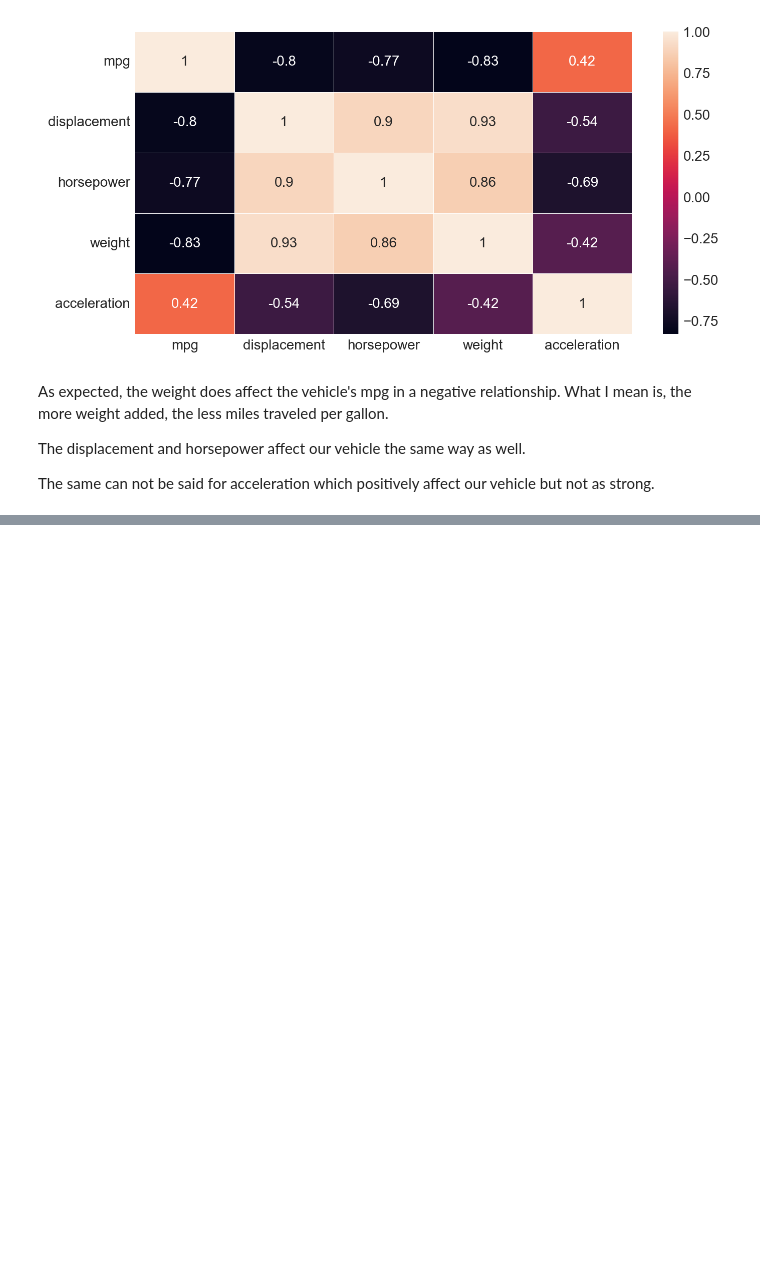
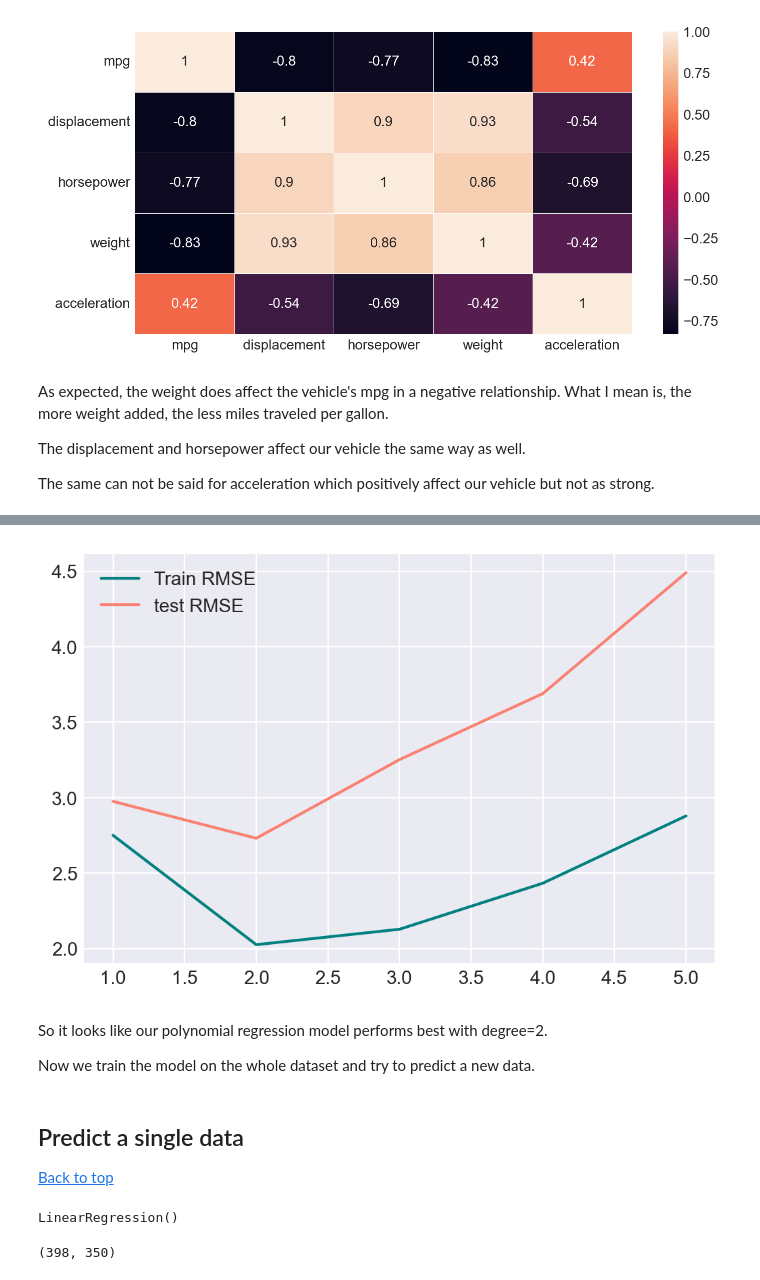
Before and after one commit to Chau-Ngoc/auto-mpg, a Jupyter notebook: auto_mpg_prediction.ipynb, the cells around one changed output, grey strips where cells are left out. Cells and saved outputs as stored; diff of their text form; code cells hidden in the pictures; blank space fills up the shorter version.

Commit message:
Built linear regression model and polynomial regression model

```diff
--- a/auto_mpg_prediction.ipynb
+++ b/auto_mpg_prediction.ipynb
@@ -345,0 +370,3 @@ The same can not be said for acceleration which positively affect our vehicle bu
+# %%
+X = df_vehicles.drop(['mpg', 'car name'], axis=1)
+y = df_vehicles['mpg']
@@ -345,0 +419,8 @@ The same can not be said for acceleration which positively affect our vehicle bu
+# %%
+poly_converter = PolynomialFeatures(degree=2, include_bias=False)
+X_poly = poly_converter.fit_transform(X)
+
+X_train_poly, X_test_poly, y_train_poly, y_test_poly = train_test_split(X_poly, y,
+                                                                        test_size=0.3, random_state=100)
+lin_regressor_poly = LinearRegression()
+lin_regressor_poly.fit(X_train_poly, y_train_poly)
@@ -345,0 +443,26 @@ The same can not be said for acceleration which positively affect our vehicle bu
+# %%
+train_rmse_scores = []
+test_rmse_scores = []
+
+for deg in range(1, 6):
+    poly_converter = PolynomialFeatures(degree=deg, include_bias=False)
+    X_poly = poly_converter.fit_transform(X)
+
+    X_train_poly, X_test_poly, y_train_poly, y_test_poly = train_test_split(X_poly, y,
+                                                                        test_size=0.3, random_state=100)
+
+    lin_regressor_poly = LinearRegression()
+    lin_regressor_poly.fit(X_train_poly, y_train_poly)
+
+    train_pred_poly = lin_regressor_poly.predict(X_train_poly)
+    test_pred_poly = lin_regressor_poly.predict(X_test_poly)
+
+    train_rmse = np.sqrt(mean_squared_error(y_train_poly, train_pred_poly))
+    test_rmse = np.sqrt(mean_squared_error(y_test_poly, test_pred_poly))
+
+    train_rmse_scores.append(train_rmse)
+    test_rmse_scores.append(test_rmse)
+# %%
+train_test_poly_df = pd.DataFrame({'train_rmse': train_rmse_scores,
+                                   'test_rmse': test_rmse_scores})
+train_test_poly_df
@@ -345,0 +476,29 @@ The same can not be said for acceleration which positively affect our vehicle bu
+# %%
+plt.figure(figsize=(6, 4), dpi=200)
+
+plt.plot(range(1, 6), train_test_poly_df['train_rmse'], c='teal', label='Train RMSE')
+plt.plot(range(1, 6), train_test_poly_df['test_rmse'], c='salmon', label='test RMSE')
+
+plt.legend()
+plt.show()
+# %% [output]
+[figure, added]
+# %% [markdown]
+So it looks like our polynomial regression model performs best with degree=2.
+
+Now we train the model on the whole dataset and try to predict a new data.
+# %% [markdown]
+## Predict a single data <a id='new-data'></a>
+[Back to top](#top)
+# %%
+poly_converter = PolynomialFeatures(degree=2, include_bias=False)
+X_poly = poly_converter.fit_transform(X)
+
+final_model = LinearRegression()
+final_model.fit(X_poly, y)
+# %% [output]
+LinearRegression()
+# %%
+X_poly.shape
+# %% [output]
+(398, 350)
```
Also changed, not shown: parts of 20 cells of this notebook.
